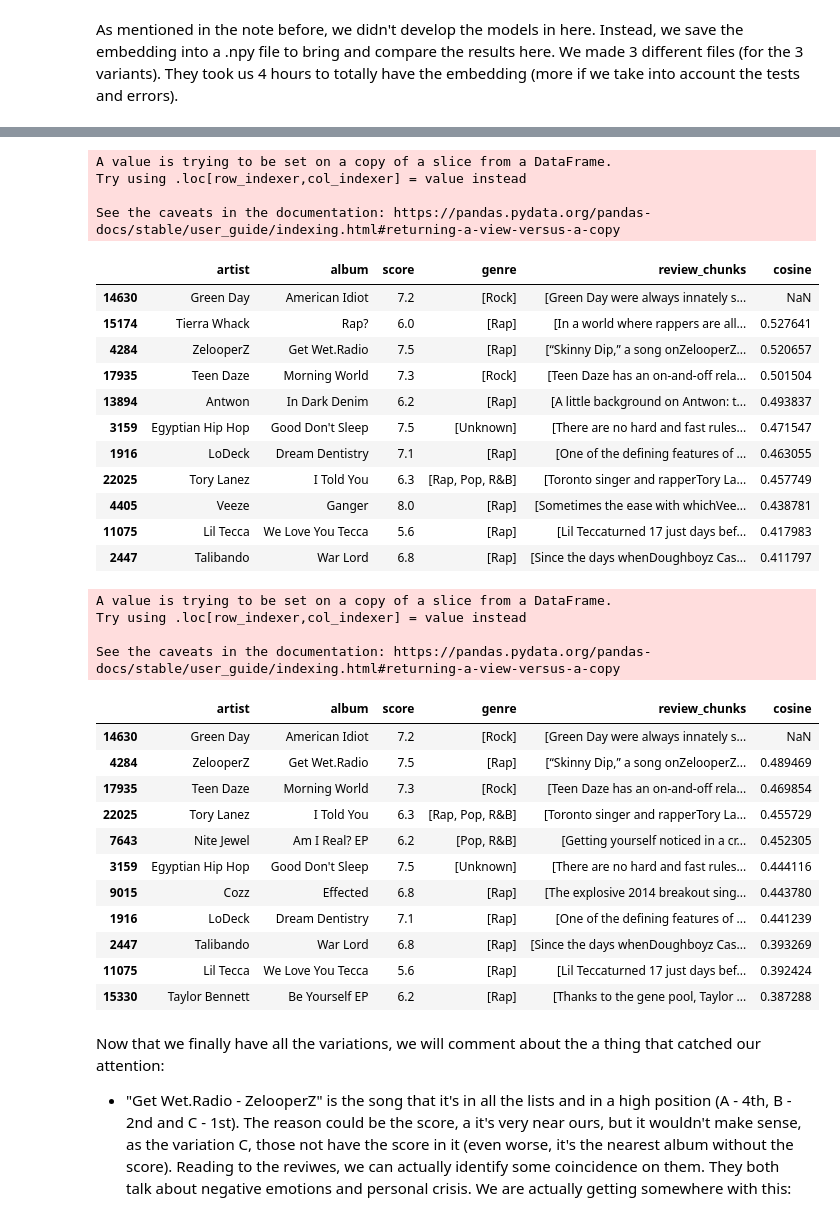
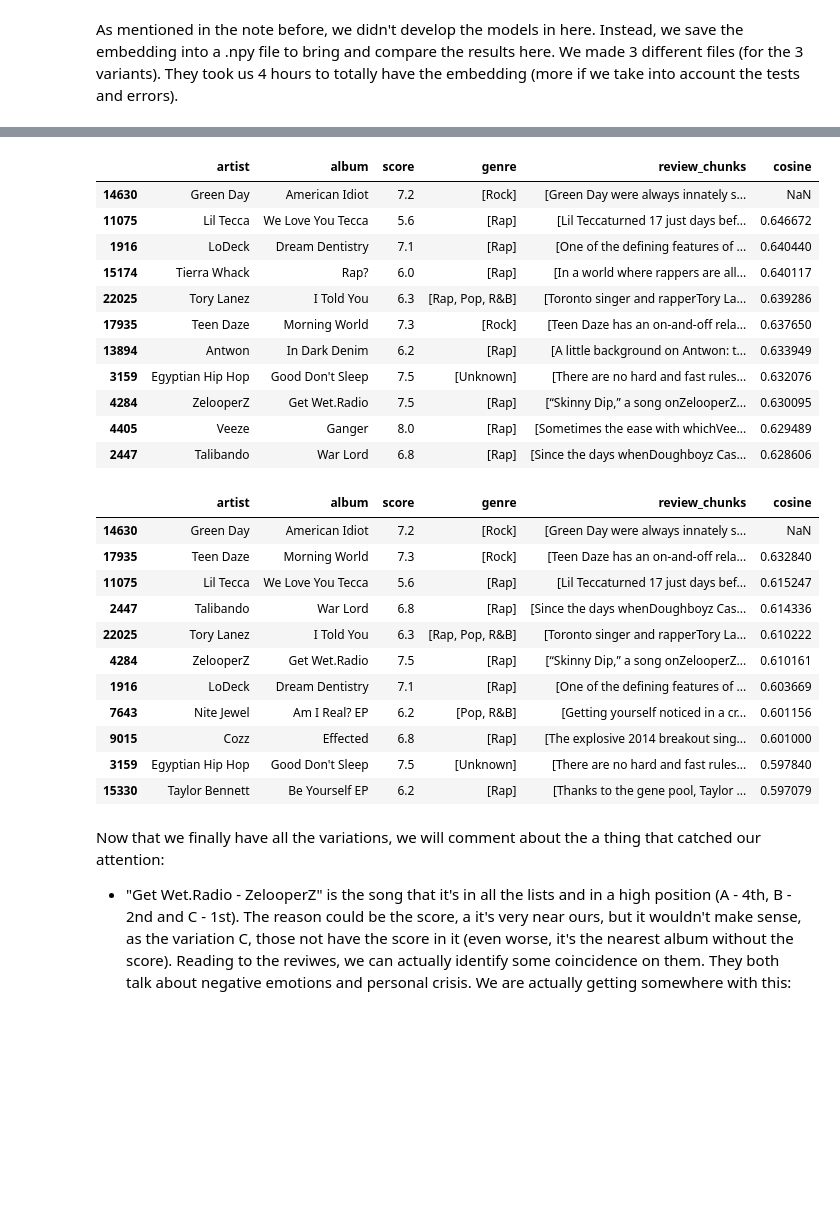
Before and after one commit to carlotaprosper/Music-Recommendator, a Jupyter notebook: enunciado_practica_recomendador_embeddings_modernos.ipynb, the cells around one changed output, grey strips where cells are left out. Saved outputs shown, nothing was run; the diff lists cells and outputs as text; code cells hidden in the pictures; blank space fills up the shorter version.

Commit message:
Revert "Feature bananero"

```diff
--- a/enunciado_practica_recomendador_embeddings_modernos.ipynb
+++ b/enunciado_practica_recomendador_embeddings_modernos.ipynb
@@ -890,12 +890,7 @@ cosine_sim_A = cosine_similarity(tdf_matrix_A)
 cosine_sim_B = cosine_similarity(tdf_matrix_B)
 cosine_sim_C = cosine_similarity(tdf_matrix_C)
 # %%
-def get_recommendations(album_title, cosine_sim=None, music_repres=None):
-
-    #You found an Easter Egg. You will see later why is this format used...
-    if album_title == 'Bananero':
-        return music_repres
-
+def get_recommendations(album_title, cosine_sim, music_repres):
     # Get the index of the album that matches the title
     idx = music_repres[music_repres['album'] == album_title].index[0]
 
@@ -908,9 +903,10 @@ def get_recommendations(album_title, cosine_sim=None, music_repres=None):
     # Get the indices of the 10 most similar albums
     sim_scores = sim_scores[1:11]
     album_indices = [i[0] for i in sim_scores]
+    album_scores = [i[1] for i in sim_scores]
 
     # Return the top 10 most similar albums
-    return music_repres['album'].iloc[album_indices], album_indices
+    return album_indices, album_scores
 # %%
 #VERSION A
 
@@ -1178,67 +1179,59 @@ embeddings_B = np.load('embeddings/bge_m3_embeddings_B.npy')
 
 cosine_sim_B = cosine_similarity(embeddings_B)
 
-table, indices = get_recommendations('American Idiot', cosine_sim_B, music_repres)
+indices, scores = get_recommendations('American Idiot', cosine_sim_B, music_repres)
 
 original = music_final[music_final['album'] == "American Idiot"]
 
-recommended = music_final.iloc[indices]
+recommended = music_final.iloc[indices].copy()
 
-recommended['cosine'] = cosine_sim_B[0][indices]
+recommended['cosine'] = scores
 
 recommended = recommended.sort_values(by='cosine', ascending=False)
 
 pd.concat([original, recommended])
 # %% [output]
-A value is trying to be set on a copy of a slice from a DataFrame.
-Try using .loc[row_indexer,col_indexer] = value instead
-
-See the caveats in the documentation: https://pandas.pydata.org/pandas-docs/stable/user_guide/indexing.html#returning-a-view-versus-a-copy
 |  | artist | album | score | genre | review_chunks | cosine |
 | 14630 | Green Day | American Idiot | 7.2 | [Rock] | [Green Day were always innately s... | NaN |
-| 15174 | Tierra Whack | Rap? | 6.0 | [Rap] | [In a world where rappers are all... | 0.527641 |
-| 4284 | ZelooperZ | Get Wet.Radio | 7.5 | [Rap] | [“Skinny Dip,” a song onZelooperZ... | 0.520657 |
-| 17935 | Teen Daze | Morning World | 7.3 | [Rock] | [Teen Daze has an on-and-off rela... | 0.501504 |
-| 13894 | Antwon | In Dark Denim | 6.2 | [Rap] | [A little background on Antwon: t... | 0.493837 |
-| 3159 | Egyptian Hip Hop | Good Don't Sleep | 7.5 | [Unknown] | [There are no hard and fast rules... | 0.471547 |
-| 1916 | LoDeck | Dream Dentistry | 7.1 | [Rap] | [One of the defining features of ... | 0.463055 |
-| 22025 | Tory Lanez | I Told You | 6.3 | [Rap, Pop, R&B] | [Toronto singer and rapperTory La... | 0.457749 |
-| 4405 | Veeze | Ganger | 8.0 | [Rap] | [Sometimes the ease with whichVee... | 0.438781 |
-| 11075 | Lil Tecca | We Love You Tecca | 5.6 | [Rap] | [Lil Teccaturned 17 just days bef... | 0.417983 |
-| 2447 | Talibando | War Lord | 6.8 | [Rap] | [Since the days whenDoughboyz Cas... | 0.411797 |
+| 11075 | Lil Tecca | We Love You Tecca | 5.6 | [Rap] | [Lil Teccaturned 17 just days bef... | 0.646672 |
+| 1916 | LoDeck | Dream Dentistry | 7.1 | [Rap] | [One of the defining features of ... | 0.640440 |
+| 15174 | Tierra Whack | Rap? | 6.0 | [Rap] | [In a world where rappers are all... | 0.640117 |
+| 22025 | Tory Lanez | I Told You | 6.3 | [Rap, Pop, R&B] | [Toronto singer and rapperTory La... | 0.639286 |
+| 17935 | Teen Daze | Morning World | 7.3 | [Rock] | [Teen Daze has an on-and-off rela... | 0.637650 |
+| 13894 | Antwon | In Dark Denim | 6.2 | [Rap] | [A little background on Antwon: t... | 0.633949 |
+| 3159 | Egyptian Hip Hop | Good Don't Sleep | 7.5 | [Unknown] | [There are no hard and fast rules... | 0.632076 |
+| 4284 | ZelooperZ | Get Wet.Radio | 7.5 | [Rap] | [“Skinny Dip,” a song onZelooperZ... | 0.630095 |
+| 4405 | Veeze | Ganger | 8.0 | [Rap] | [Sometimes the ease with whichVee... | 0.629489 |
+| 2447 | Talibando | War Lord | 6.8 | [Rap] | [Since the days whenDoughboyz Cas... | 0.628606 |
 # %%
 embeddings_C = np.load('embeddings/bge_m3_embeddings_C.npy')
 
 cosine_sim_C = cosine_similarity(embeddings_C)
 
-table, indices = get_recommendations('American Idiot', cosine_sim_C, music_repres)
+indices, scores = get_recommendations('American Idiot', cosine_sim_C, music_repres)
 
 original = music_final[music_final['album'] == "American Idiot"]
 
-recommended = music_final.iloc[indices]
+recommended = music_final.iloc[indices].copy()
 
-recommended['cosine'] = cosine_sim_C[0][indices]
+recommended['cosine'] = scores
 
 recommended = recommended.sort_values(by='cosine', ascending=False)
 
 pd.concat([original, recommended])
 # %% [output]
-A value is trying to be set on a copy of a slice from a DataFrame.
-Try using .loc[row_indexer,col_indexer] = value instead
-
-See the caveats in the documentation: https://pandas.pydata.org/pandas-docs/stable/user_guide/indexing.html#returning-a-view-versus-a-copy
 |  | artist | album | score | genre | review_chunks | cosine |
 | 14630 | Green Day | American Idiot | 7.2 | [Rock] | [Green Day were always innately s... | NaN |
-| 4284 | ZelooperZ | Get Wet.Radio | 7.5 | [Rap] | [“Skinny Dip,” a song onZelooperZ... | 0.489469 |
-| 17935 | Teen Daze | Morning World | 7.3 | [Rock] | [Teen Daze has an on-and-off rela... | 0.469854 |
-| 22025 | Tory Lanez | I Told You | 6.3 | [Rap, Pop, R&B] | [Toronto singer and rapperTory La... | 0.455729 |
-| 7643 | Nite Jewel | Am I Real? EP | 6.2 | [Pop, R&B] | [Getting yourself noticed in a cr... | 0.452305 |
-| 3159 | Egyptian Hip Hop | Good Don't Sleep | 7.5 | [Unknown] | [There are no hard and fast rules... | 0.444116 |
-| 9015 | Cozz | Effected | 6.8 | [Rap] | [The explosive 2014 breakout sing... | 0.443780 |
-| 1916 | LoDeck | Dream Dentistry | 7.1 | [Rap] | [One of the defining features of ... | 0.441239 |
-| 2447 | Talibando | War Lord | 6.8 | [Rap] | [Since the days whenDoughboyz Cas... | 0.393269 |
-| 11075 | Lil Tecca | We Love You Tecca | 5.6 | [Rap] | [Lil Teccaturned 17 just days bef... | 0.392424 |
-| 15330 | Taylor Bennett | Be Yourself EP | 6.2 | [Rap] | [Thanks to the gene pool, Taylor ... | 0.387288 |
+| 17935 | Teen Daze | Morning World | 7.3 | [Rock] | [Teen Daze has an on-and-off rela... | 0.632840 |
+| 11075 | Lil Tecca | We Love You Tecca | 5.6 | [Rap] | [Lil Teccaturned 17 just days bef... | 0.615247 |
+| 2447 | Talibando | War Lord | 6.8 | [Rap] | [Since the days whenDoughboyz Cas... | 0.614336 |
+| 22025 | Tory Lanez | I Told You | 6.3 | [Rap, Pop, R&B] | [Toronto singer and rapperTory La... | 0.610222 |
+| 4284 | ZelooperZ | Get Wet.Radio | 7.5 | [Rap] | [“Skinny Dip,” a song onZelooperZ... | 0.610161 |
+| 1916 | LoDeck | Dream Dentistry | 7.1 | [Rap] | [One of the defining features of ... | 0.603669 |
+| 7643 | Nite Jewel | Am I Real? EP | 6.2 | [Pop, R&B] | [Getting yourself noticed in a cr... | 0.601156 |
+| 9015 | Cozz | Effected | 6.8 | [Rap] | [The explosive 2014 breakout sing... | 0.601000 |
+| 3159 | Egyptian Hip Hop | Good Don't Sleep | 7.5 | [Unknown] | [There are no hard and fast rules... | 0.597840 |
+| 15330 | Taylor Bennett | Be Yourself EP | 6.2 | [Rap] | [Thanks to the gene pool, Taylor ... | 0.597079 |
 # %% [markdown]
 Now that we finally have all the variations, we will comment about the a thing that catched our attention:
 
```
Also changed, not shown: parts of 27 cells of this notebook, 2 other files.
